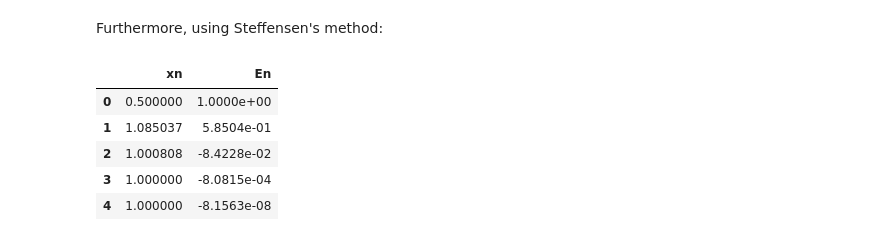
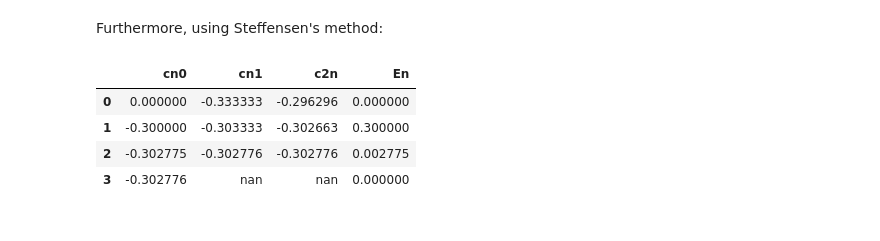
Before and after one commit to HatefDastour/hatefdastour.github.io, a Jupyter notebook: _notes/Numerical_Analysis/_sources/chapter_02/ConvergenceAcceleration.ipynb, the cells around one changed output. Cells and saved outputs as stored; diff of their text form; code cells hidden in the pictures.

```diff
--- a/_notes/Numerical_Analysis/_sources/chapter_02/ConvergenceAcceleration.ipynb
+++ b/_notes/Numerical_Analysis/_sources/chapter_02/ConvergenceAcceleration.ipynb
@@ -226,23 +273,0 @@ display(data.style.format({'En': "{:.4e}"}))
-# %%
-import matplotlib.pyplot as plt
-
-fontsize = 14
-Fig_Params = ['legend.fontsize','axes.labelsize','axes.titlesize','xtick.labelsize','ytick.labelsize']
-Fig_Params = dict(zip(Fig_Params, len(Fig_Params)*[fontsize]))
-plt.rcParams.update(Fig_Params)
-
-fig, ax = plt.subplots(1, 1, figsize=(8, 8))
-_ = ax.scatter(data.xn, g(data.xn), s= 100, facecolors='SkyBlue',
-               edgecolors='MidnightBlue', label = r'$(x_{n}, g(x_{n}))$', zorder = 3)
-xlim = ax.get_xlim()
-ylim = ax.get_ylim()
-x = np.linspace(xlim[0], xlim[1])
-y = g(x)
-_ = ax.plot(x, g(x), 'r', label = r'$g(x)$')
-_ = ax.plot(x, x, 'k', label = r'$y = x$')
-_ = ax.legend()
-_ = ax.set_xlim(xlim)
-_ = ax.set_ylim(ylim)
-_ = ax.yaxis.grid()
-_ = ax.xaxis.grid(True, which='major')
-_ = ax.set_title('Fixed-point iteration', fontsize = 20, weight = 'bold')
@@ -251,12 +274,13 @@ _ = ax.set_title('Fixed-point iteration', fontsize = 20, weight = 'bold')
 # %% [markdown]
 Furthermore, using Steffensen's method:
 # %%
-data = Aitken_method(f = g, x0 = .5)
-display(data.style.format({'En': "{:.4e}"}))
+from hd_RootFinding_Algorithms import Steffensen_method
+g = lambda x : (x**2 - 1)/3
+data = Steffensen_method(g = g, c0 = 0, TOL = 1e-6, Nmax = 100)
+display(data.style.format({'fxn': "{:.4e}"}))
 # %% [output]
-|  | xn | En |
-| 0 | 0.500000 | 1.0000e+00 |
-| 1 | 1.085037 | 5.8504e-01 |
-| 2 | 1.000808 | -8.4228e-02 |
-| 3 | 1.000000 | -8.0815e-04 |
-| 4 | 1.000000 | -8.1563e-08 |
+|  | cn0 | cn1 | c2n | En |
+| 0 | 0.000000 | -0.333333 | -0.296296 | 0.000000 |
+| 1 | -0.300000 | -0.303333 | -0.302663 | 0.300000 |
+| 2 | -0.302775 | -0.302776 | -0.302776 | 0.002775 |
+| 3 | -0.302776 | nan | nan | 0.000000 |
```
Also changed, not shown: parts of 12 cells of this notebook, 19 other files.
